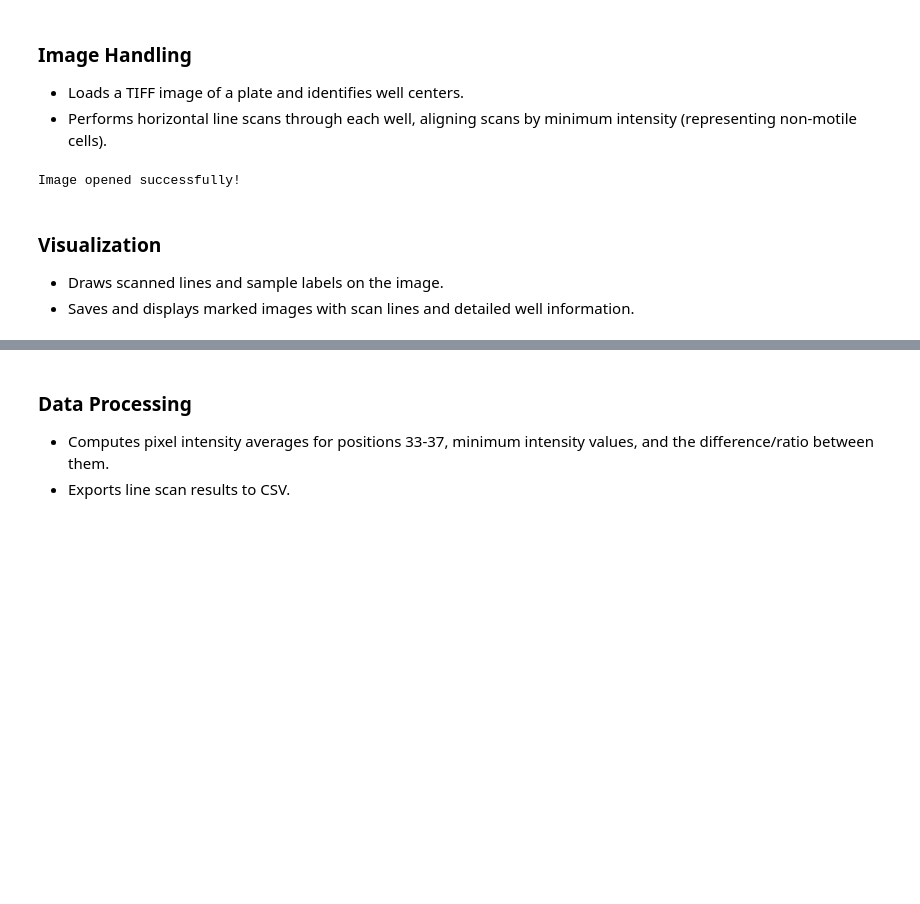
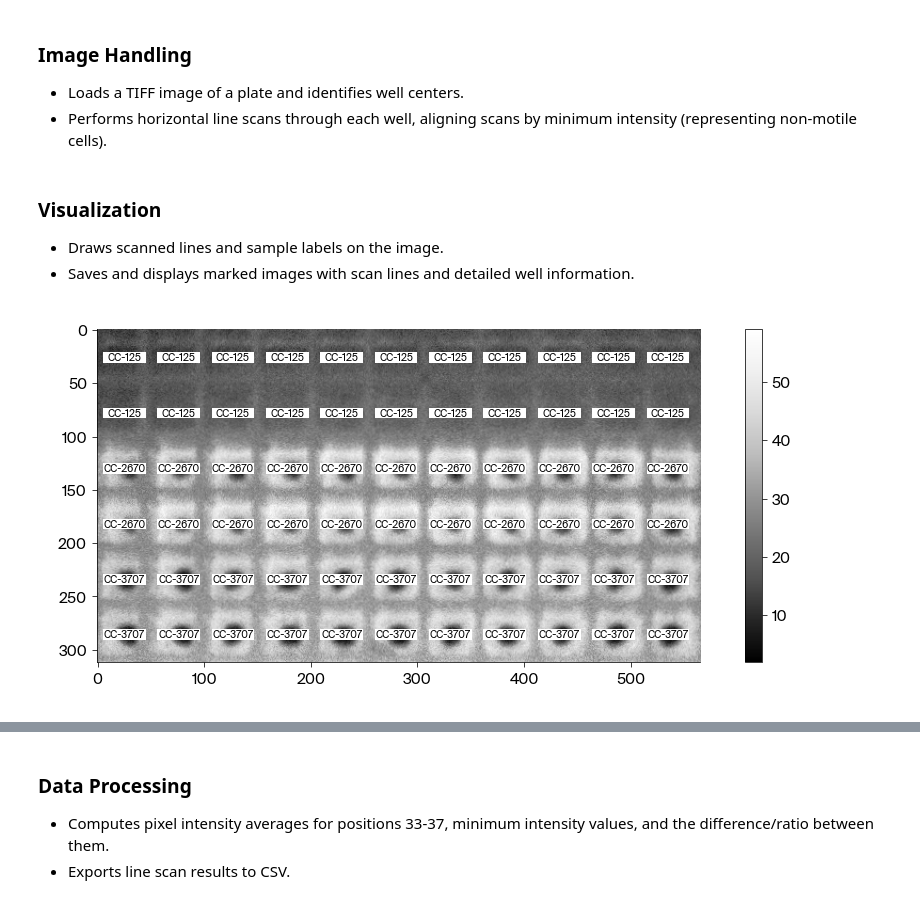
Before and after one commit to Arcadia-Science/2024-chlamy-mutant-motility-pub, a Jupyter notebook: notebooks/1_vbottom-motility-linescan.ipynb, the cells around one changed output, grey strips where cells are left out. Cells and saved outputs as stored; diff of their text form; code cells hidden in the pictures; blank space fills up the shorter version.

```diff
--- a/notebooks/vbottom-motility-linescan.ipynb
+++ b/notebooks/1_vbottom-motility-linescan.ipynb
@@ -89,21 +80,9 @@ apc.mpl.setup()
    - Loads a TIFF image of a plate and identifies well centers.
    - Performs horizontal line scans through each well, aligning scans by minimum intensity (representing non-motile cells).
 # %%
-# Filepath to the TIFF file
+# Load the TIFF file
 image_path = "../data/vbottom_motility_assay/cropped_final_frames/algae_growth_curve_00000_1722972387-1_FinalFrame_Crop.tif"  # noqa: E501
-
-# Verify that the file exists
-if not os.path.exists(image_path):
-    print(f"Error: File not found at path {image_path}")
-    sys.exit()
-
-# Attempt to open the image using tifffile
-try:
-    image = tiff.imread(image_path)
-    print("Image opened successfully!")
-except OSError:
-    print("Error: Could not open image with tifffile.")
-    sys.exit()
+image = tifffile.imread(image_path)
 
 # Convert the image to grayscale if it's not already
 if len(image.shape) > 2:
@@ -156,10 +135,46 @@ for _i, (center_y, center_x) in enumerate(well_centers):
 
     # Store the realigned and normalized result
     line_scans.append(line_intensity)
-# %% [output]
-Image opened successfully!
 # %% [markdown]
 ### Visualization
   - Draws scanned lines and sample labels on the image.
    - Saves and displays marked images with scan lines and detailed well information.
+# %%
+# Updated labels for each well
+labels = [
+    ["CC-125"] * num_cols,
+    ["CC-125"] * num_cols,
+    ["CC-2670"] * num_cols,
+    ["CC-2670"] * num_cols,
+    ["CC-3707"] * num_cols,
+    ["CC-3707"] * num_cols,
+]
+flat_labels = [label for row in labels for label in row]
+
+# Create figure
+fig, ax = plt.subplots(figsize=(16, 6))
+
+# Plot plate image
+im = ax.imshow(image, cmap="Greys_r")
+fig.colorbar(im)
+
+# Loop through each well
+for well_center, label in zip(well_centers, flat_labels, strict=True):
+    # Annotate the region that the intensity was scanned
+    anchor_point = (well_center[1] - scan_length / 2, well_center[0] - scan_width / 2)
+    scan_region = Rectangle(xy=anchor_point, width=scan_length, height=scan_width, color="white")
+    ax.add_patch(scan_region)
+
+    # Annotate each well with strain name
+    ax.text(
+        x=well_center[1],
+        y=well_center[0],
+        s=label,
+        ha="center",
+        va="center",
+        fontsize=10,
+        color="black",
+    )
+# %% [output]
+[figure, added]
 # %%
```
Also changed, not shown: parts of 4 cells of this notebook, 1 other file.
